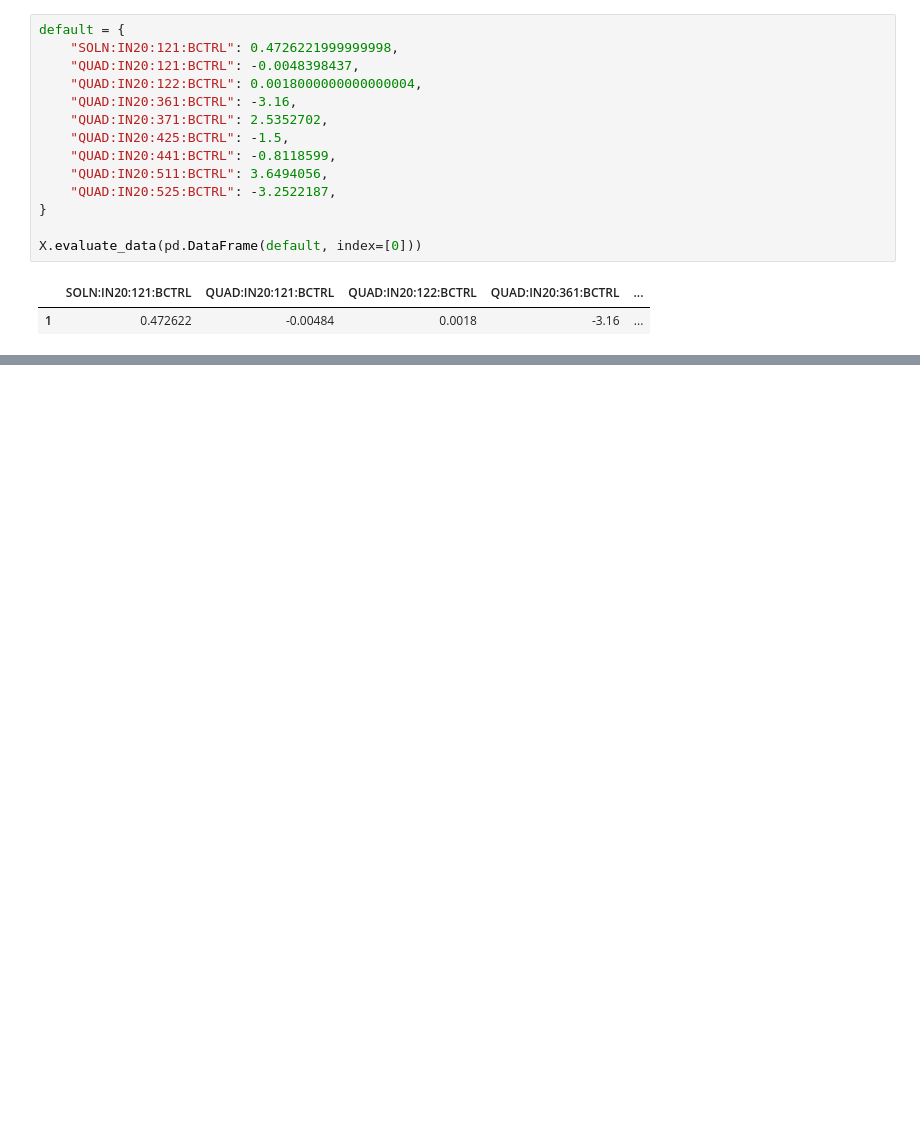
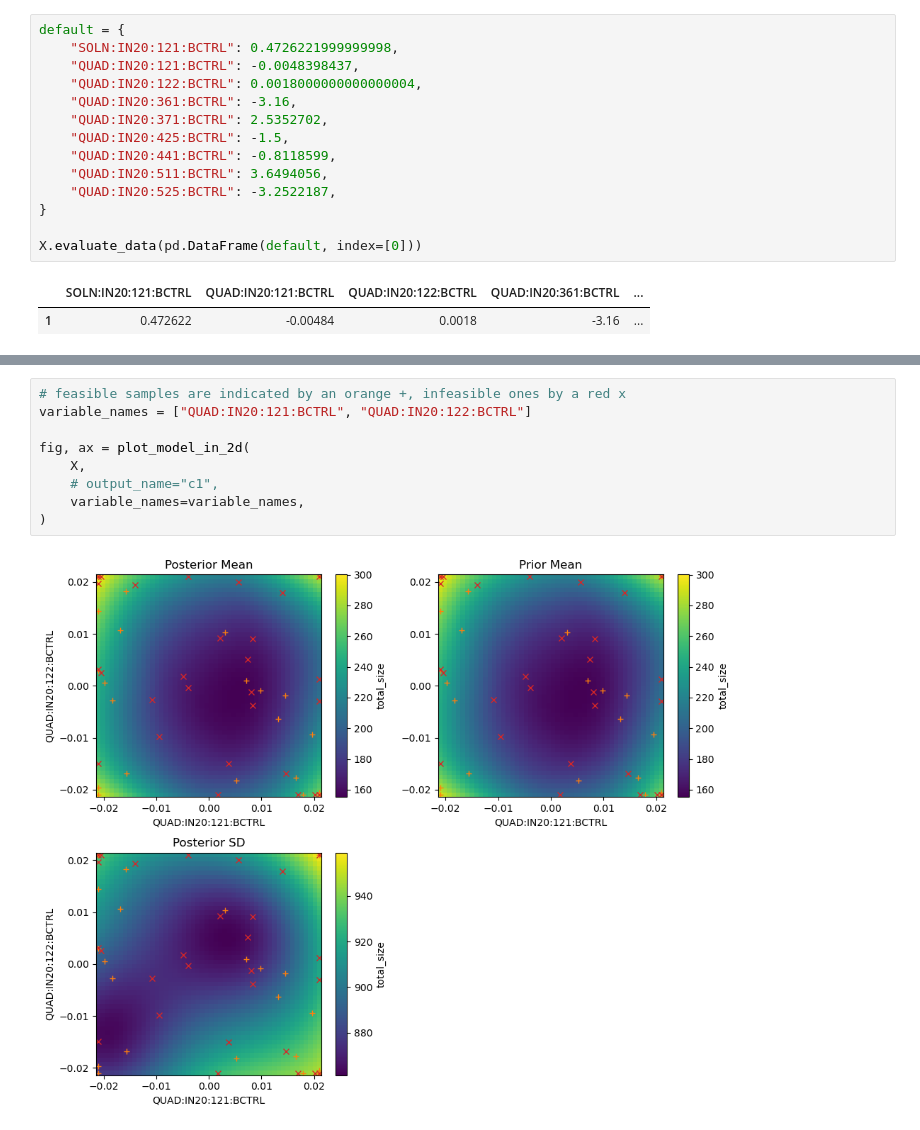
Before and after one commit to t-bz/SLAC_Xopt, a Jupyter notebook: lcls/nn_prior/offline_test_nn_optimization.ipynb, the cells around one changed output, grey strips where cells are left out. Cells and saved outputs as stored; diff of their text form; blank space fills up the shorter version.

```diff
--- a/lcls/nn_prior/offline_test_nn_optimization.ipynb
+++ b/lcls/nn_prior/offline_test_nn_optimization.ipynb
@@ -177,0 +194,11 @@ acquisition_optimization: 3.90 +- 1.44 sec
+# %%
+# feasible samples are indicated by an orange +, infeasible ones by a red x
+variable_names = ["QUAD:IN20:121:BCTRL", "QUAD:IN20:122:BCTRL"]
+
+fig, ax = plot_model_in_2d(
+    X,
+    # output_name="c1",
+    variable_names=variable_names,
+)
+# %% [output]
+[figure, added]
```
Also changed, not shown: parts of 13 cells of this notebook, 1 other file.
